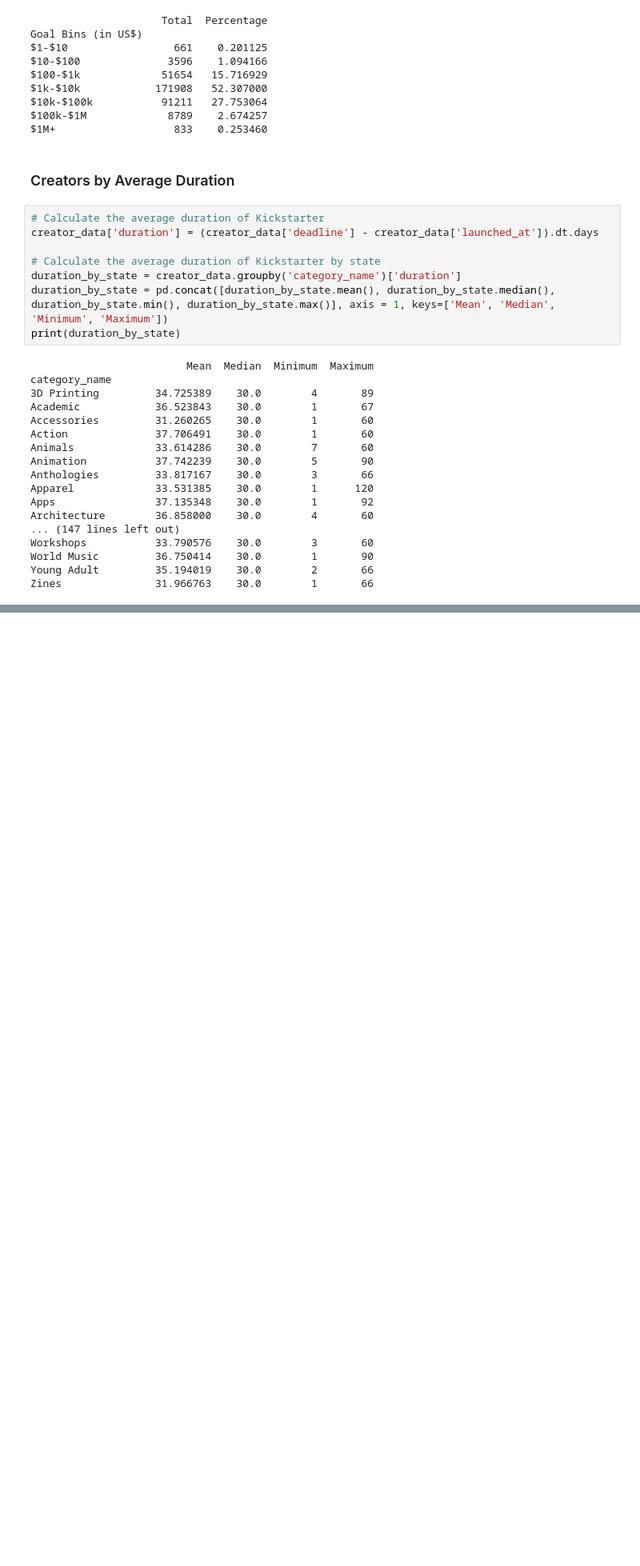
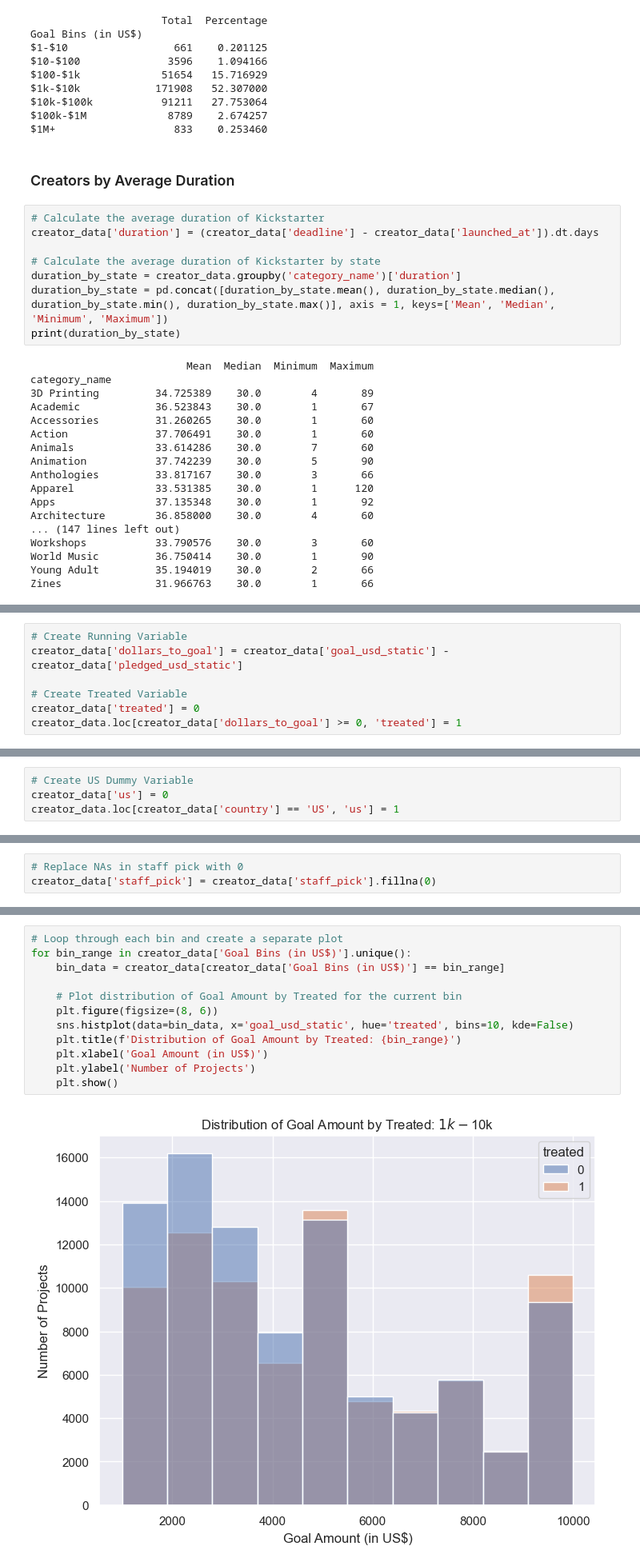
Before and after one commit to sahilpatil98/kickstarter-JMP, a Jupyter notebook: data-analysis/descriptive_statistics.ipynb, the cells around one changed output, grey strips where cells are left out. Shown: that part at 80% size. Cells and saved outputs as stored; diff of their text form; blank space fills up the shorter version.

Commit message:
added summary statistics by treated

```diff
--- a/data-analysis/descriptive_statistics.ipynb
+++ b/data-analysis/descriptive_statistics.ipynb
@@ -254,0 +276,7 @@ Zines               31.966763    30.0        1       66
+# %%
+# Create Running Variable
+creator_data['dollars_to_goal'] = creator_data['goal_usd_static'] - creator_data['pledged_usd_static']
+
+# Create Treated Variable
+creator_data['treated'] = 0
+creator_data.loc[creator_data['dollars_to_goal'] >= 0, 'treated'] = 1
@@ -254,0 +285,4 @@ Zines               31.966763    30.0        1       66
+# %%
+# Create US Dummy Variable
+creator_data['us'] = 0
+creator_data.loc[creator_data['country'] == 'US', 'us'] = 1
@@ -254,0 +291,3 @@ Zines               31.966763    30.0        1       66
+# %%
+# Replace NAs in staff pick with 0
+creator_data['staff_pick'] = creator_data['staff_pick'].fillna(0)
@@ -254,0 +325,14 @@ Zines               31.966763    30.0        1       66
+# %%
+# Loop through each bin and create a separate plot
+for bin_range in creator_data['Goal Bins (in US$)'].unique():
+    bin_data = creator_data[creator_data['Goal Bins (in US$)'] == bin_range]
+
+    # Plot distribution of Goal Amount by Treated for the current bin
+    plt.figure(figsize=(8, 6))
+    sns.histplot(data=bin_data, x='goal_usd_static', hue='treated', bins=10, kde=False)
+    plt.title(f'Distribution of Goal Amount by Treated: {bin_range}')
+    plt.xlabel('Goal Amount (in US$)')
+    plt.ylabel('Number of Projects')
+    plt.show()
+# %% [output]
+[figure, added]
```
Also changed, not shown: parts of 16 cells of this notebook.
